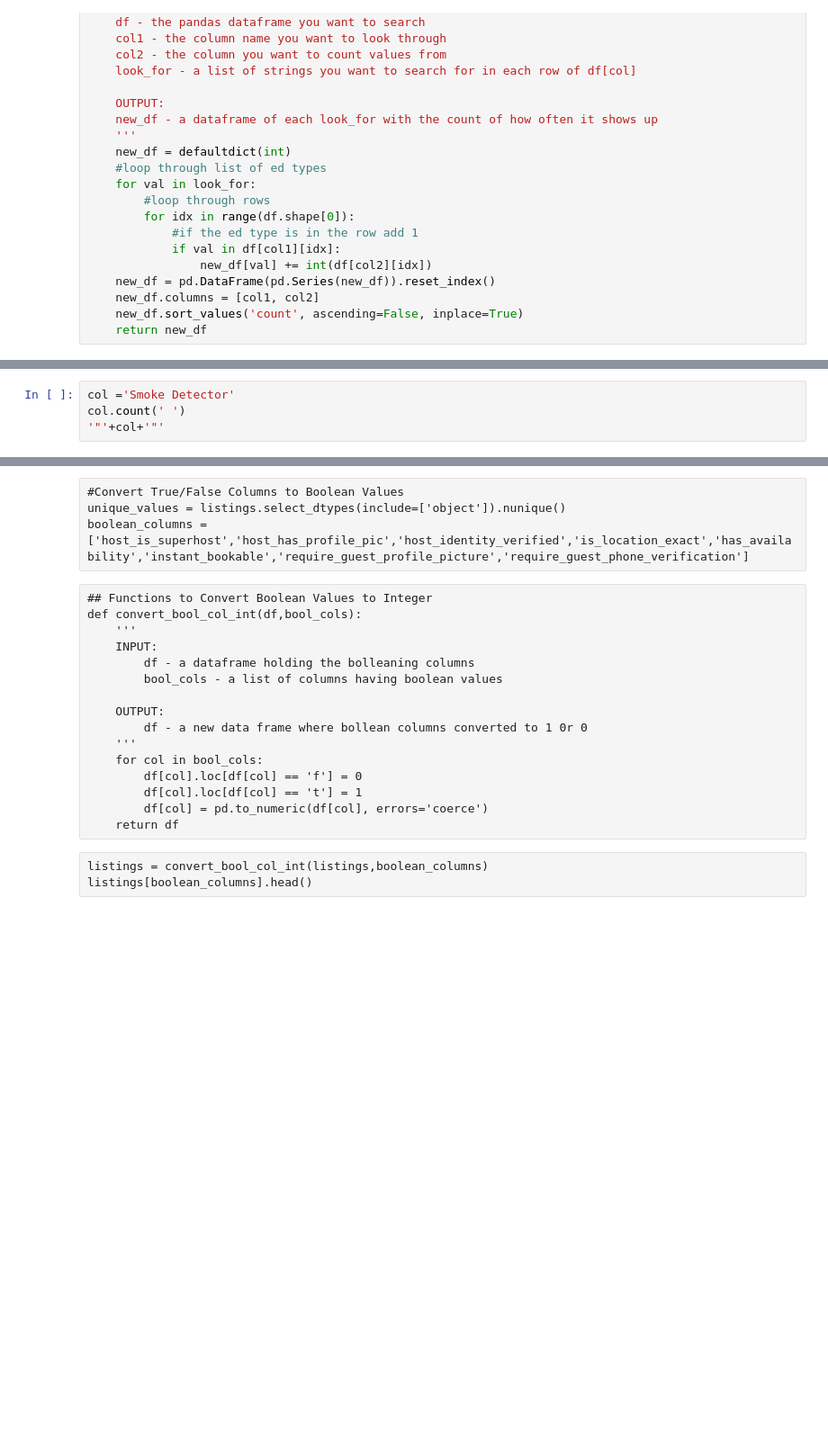
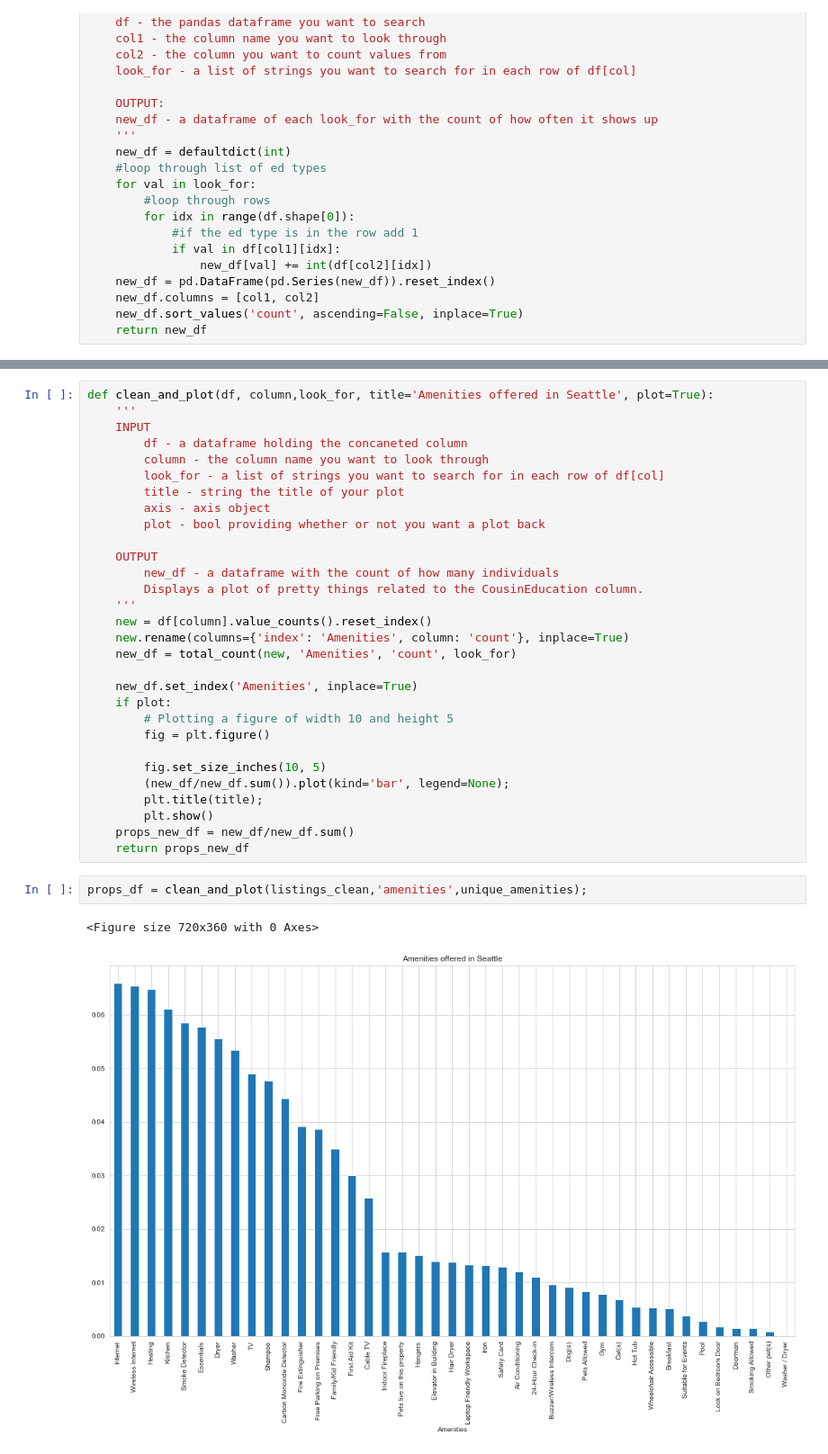
Before and after one commit to abhiapp/Seattle_Airbnb_Data, a Jupyter notebook: Write A Data Science Blog Post.ipynb, the cells around one changed output, grey strips where cells are left out. Shown at 90% size. Saved outputs shown, nothing was run; the diff lists cells and outputs as text; blank space fills up the shorter version.

```diff
--- a/Write A Data Science Blog Post.ipynb
+++ b/Write A Data Science Blog Post.ipynb
@@ -344,4 +346,0 @@ list(props_df[:10].index)
-# %%
-col ='Smoke Detector'
-col.count(' ')
-'"'+col+'"'
@@ -406,23 +347,35 @@ listings_clean.sample(10)
-# %% [raw]
-#Convert True/False Columns to Boolean Values
-unique_values = listings.select_dtypes(include=['object']).nunique()
-boolean_columns = ['host_is_superhost','host_has_profile_pic','host_identity_verified','is_location_exact','has_availability','instant_bookable','require_guest_profile_picture','require_guest_phone_verification']
-# %% [raw]
-## Functions to Convert Boolean Values to Integer
-def convert_bool_col_int(df,bool_cols):
-    '''
-    INPUT:
-        df - a dataframe holding the bolleaning columns
-        bool_cols - a list of columns having boolean values
-
-    OUTPUT:
-        df - a new data frame where bollean columns converted to 1 0r 0
-    '''
-    for col in bool_cols:
-        df[col].loc[df[col] == 'f'] = 0
-        df[col].loc[df[col] == 't'] = 1
-        df[col] = pd.to_numeric(df[col], errors='coerce')
-    return df
-# %% [raw]
-listings = convert_bool_col_int(listings,boolean_columns)
-listings[boolean_columns].head()
+# %%
+def clean_and_plot(df, column,look_for, title='Amenities offered in Seattle', plot=True):
+    '''
+    INPUT
+        df - a dataframe holding the concaneted column
+        column - the column name you want to look through
+        look_for - a list of strings you want to search for in each row of df[col]
+        title - string the title of your plot
+        axis - axis object
+        plot - bool providing whether or not you want a plot back
+
+    OUTPUT
+        new_df - a dataframe with the count of how many individuals
+        Displays a plot of pretty things related to the CousinEducation column.
+    '''
+    new = df[column].value_counts().reset_index()
+    new.rename(columns={'index': 'Amenities', column: 'count'}, inplace=True)
+    new_df = total_count(new, 'Amenities', 'count', look_for)
+
+    new_df.set_index('Amenities', inplace=True)
+    if plot:
+        # Plotting a figure of width 10 and height 5
+        fig = plt.figure()
+
+        fig.set_size_inches(10, 5)
+        (new_df/new_df.sum()).plot(kind='bar', legend=None);
+        plt.title(title);
+        plt.show()
+    props_new_df = new_df/new_df.sum()
+    return props_new_df
+# %%
+props_df = clean_and_plot(listings_clean,'amenities',unique_amenities);
+# %% [output]
+<Figure size 720x360 with 0 Axes>
+[figure, added]
```
Also changed, not shown: parts of 102 cells of this notebook, 13 other files.
